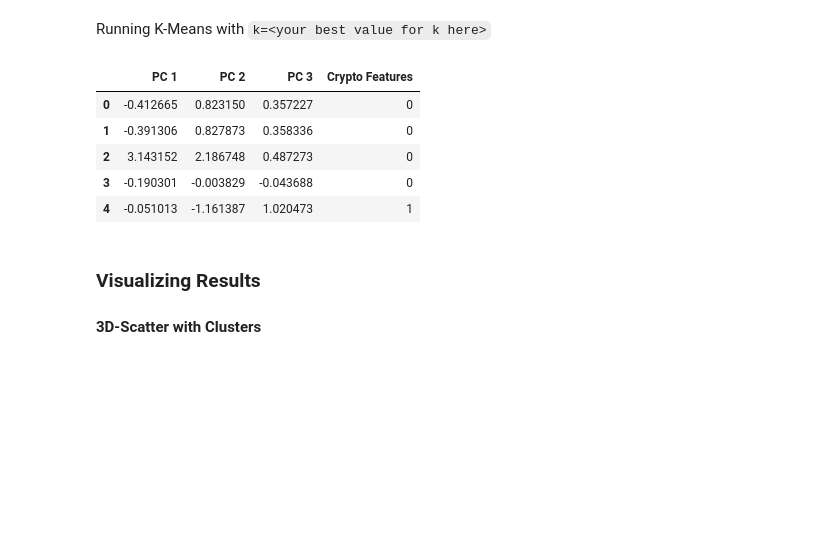
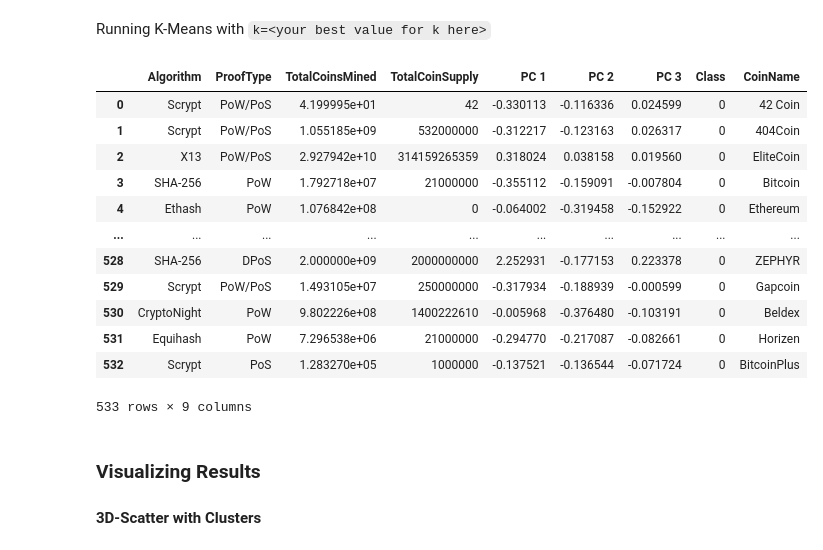
Before and after one commit to andrewjrubi/AWS-HW-Rubi, a Jupyter notebook: crypto_clustering.ipynb, the cells around one changed output. Drawn from its saved outputs; the diff is of its cells as text; code cells hidden in the pictures; blank space fills up the shorter version.

```diff
--- a/crypto_clustering.ipynb
+++ b/crypto_clustering.ipynb
@@ -156,5 +150,8 @@ crypto_df.head()
+# %%
+# Create dummy variables for text features
+X=pd.get_dummies(crypto_data)
 # %%
 # Standardize data
-crypto_df_scaled = StandardScaler().fit_transform(crypto_df)
+crypto_df_scaled = StandardScaler().fit_transform(X)
 print(crypto_df_scaled[0:5])
 # %% [output]
@@ -171,7 +173,7 @@ pca = PCA(n_components=3)
 crypto_pca = pca.fit_transform(crypto_df_scaled)
 # %%
 # Create a DataFrame with the principal components data
-crypto_pca_df = pd.DataFrame(data=crypto_pca, columns=['PC 1', 'PC 2', 'PC 3'])
-crypto_pca_df.head()
+pcs_df = pd.DataFrame(data=crypto_pca, columns=['PC 1', 'PC 2', 'PC 3'])
+pcs_df
 # %% [output]
 |  | PC 1 | PC 2 | PC 3 |
@@ -191,34 +200,44 @@ k = list(range(1, 11))
 # Calculate the inertia for the range of k values
 for i in k:
     km = KMeans(n_clusters=i, random_state=0)
-    km.fit(crypto_df)
+    km.fit(pcs_df)
     inertia.append(km.inertia_)
 
 # Create the Elbow Curve using hvPlot
 elbow_data = {'k':k, 'inertia':inertia}
 crypto_df_elbow = pd.DataFrame(elbow_data)
-crypto_df_elbow.hvplot.line(x='k', y='inertia', title='Crypto Elbow Curve', xticks=k)
+crypto_df_elbow.hvplot.line(x='k', y='inertia', title='Cryptocurrency Elbow Curve', xticks=k)
 # %% [output]
 [interactive output not drawn]
 # %% [markdown]
 Running K-Means with `k=<your best value for k here>`
 # %%
 # Initialize the K-Means model
-model = KMeans(n_clusters=4, random_state=0)
+model = KMeans(n_clusters=5, random_state=0)
 # Fit the model
-model.fit(crypto_pca_df)
+model.fit(pcs_df)
 # Predict clusters
-predictions = model.predict(crypto_pca_df)
+predictions = model.predict(pcs_df)
 # Create a new DataFrame including predicted clusters and cryptocurrencies features
-crypto_pca_df['Crypto Features'] = model.labels_
-crypto_pca_df.head()
+pcs_df['Class'] = model.labels_
+pcs_df
+
+crypto_result = pd.concat([crypto_data, pcs_df, coin_name_df], axis=1, join='inner')
+crypto_result
 # %% [output]
-|  | PC 1 | PC 2 | PC 3 | Crypto Features |
-| 0 | -0.412665 | 0.823150 | 0.357227 | 0 |
-| 1 | -0.391306 | 0.827873 | 0.358336 | 0 |
-| 2 | 3.143152 | 2.186748 | 0.487273 | 0 |
-| 3 | -0.190301 | -0.003829 | -0.043688 | 0 |
-| 4 | -0.051013 | -1.161387 | 1.020473 | 1 |
+|  | Algorithm | ProofType | TotalCoinsMined | TotalCoinSupply | PC 1 | PC 2 | PC 3 | Class | CoinName |
+| 0 | Scrypt | PoW/PoS | 4.199995e+01 | 42 | -0.330113 | -0.116336 | 0.024599 | 0 | 42 Coin |
+| 1 | Scrypt | PoW/PoS | 1.055185e+09 | 532000000 | -0.312217 | -0.123163 | 0.026317 | 0 | 404Coin |
+| 2 | X13 | PoW/PoS | 2.927942e+10 | 314159265359 | 0.318024 | 0.038158 | 0.019560 | 0 | EliteCoin |
+| 3 | SHA-256 | PoW | 1.792718e+07 | 21000000 | -0.355112 | -0.159091 | -0.007804 | 0 | Bitcoin |
+| 4 | Ethash | PoW | 1.076842e+08 | 0 | -0.064002 | -0.319458 | -0.152922 | 0 | Ethereum |
+| ... | ... | ... | ... | ... | ... | ... | ... | ... | ... |
+| 528 | SHA-256 | DPoS | 2.000000e+09 | 2000000000 | 2.252931 | -0.177153 | 0.223378 | 0 | ZEPHYR |
+| 529 | Scrypt | PoW/PoS | 1.493105e+07 | 250000000 | -0.317934 | -0.188939 | -0.000599 | 0 | Gapcoin |
+| 530 | CryptoNight | PoW | 9.802226e+08 | 1400222610 | -0.005968 | -0.376480 | -0.103191 | 0 | Beldex |
+| 531 | Equihash | PoW | 7.296538e+06 | 21000000 | -0.294770 | -0.217087 | -0.082661 | 0 | Horizen |
+| 532 | Scrypt | PoS | 1.283270e+05 | 1000000 | -0.137521 | -0.136544 | -0.071724 | 0 | BitcoinPlus |
+533 rows × 9 columns
 # %% [markdown]
 ### Visualizing Results
 
```
Also changed, not shown: parts of 6 cells of this notebook.
